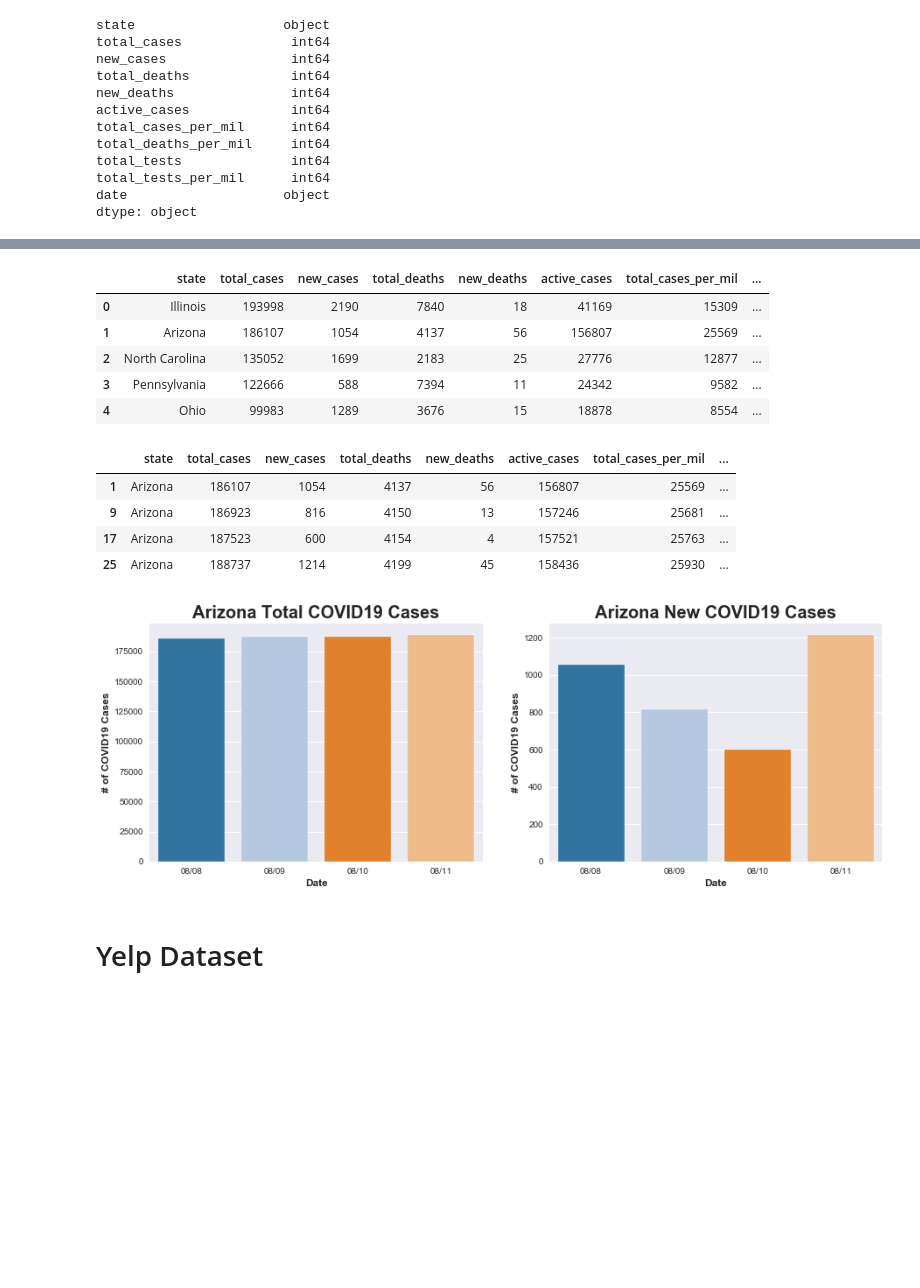
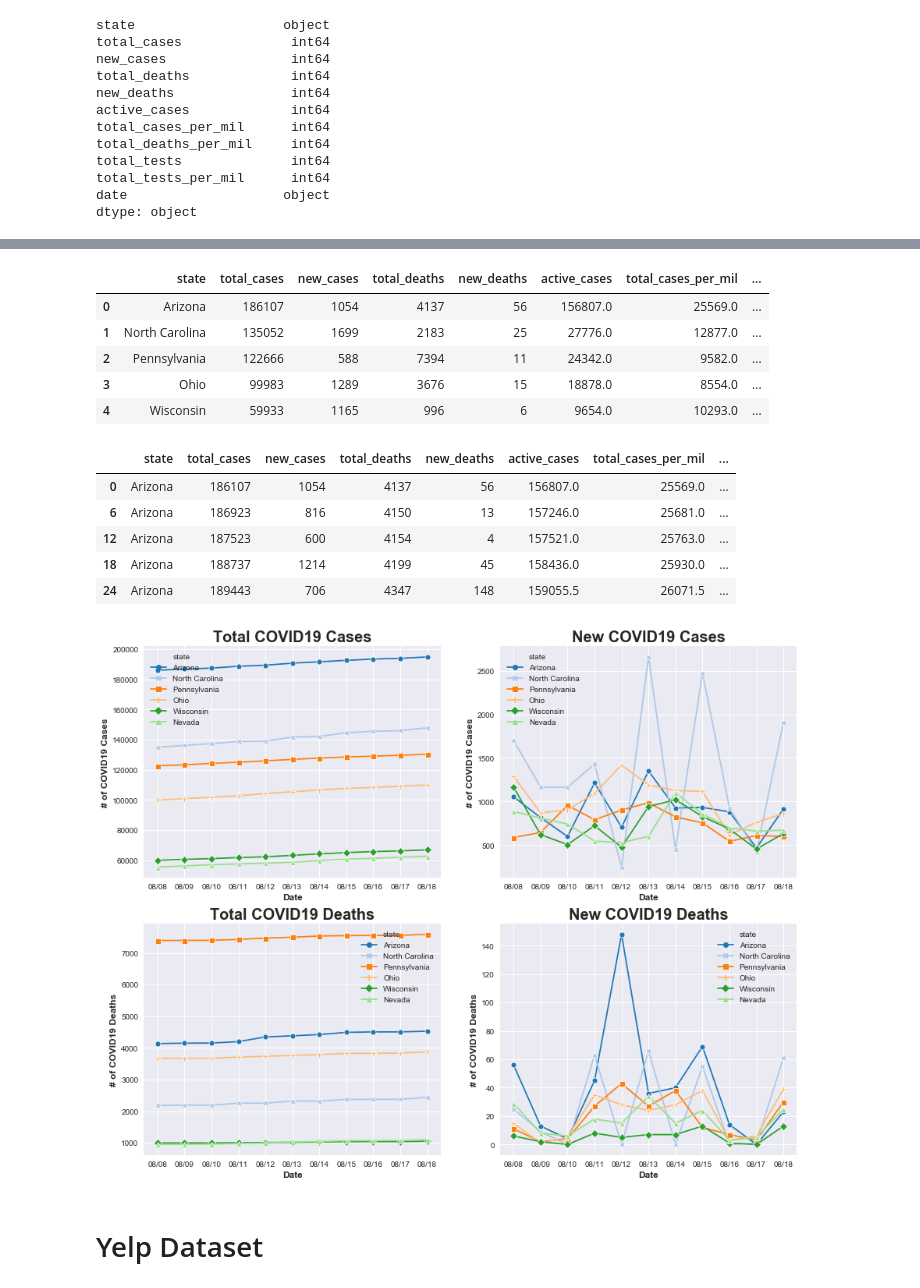
Before and after one commit to dhcho0622/COVID-19-Traveling-Project, a Jupyter notebook: Final Notebook.ipynb, the cells around one changed output, grey strips where cells are left out. Drawn from its saved outputs; the diff is of its cells as text; code cells hidden in the pictures; blank space fills up the shorter version.

```diff
--- a/Final Notebook.ipynb
+++ b/Final Notebook.ipynb
@@ -221,39 +225,50 @@ dfcov.head()
 # %%
-dfcov = dfcov[(dfcov['state']=='Arizona') | (dfcov['state']=='Nevada') | (dfcov['state']=='Ohio') | (dfcov['state']=='North Carolina') | (dfcov['state']=='Pennsylvania') | (dfcov['state']=='Wisconsin') | (dfcov['state']=='Illinois') | (dfcov['state']=='South Carolina')]
+dfcov = dfcov[(dfcov['state']=='Arizona') | (dfcov['state']=='Nevada') | (dfcov['state']=='Ohio') | (dfcov['state']=='North Carolina') | (dfcov['state']=='Pennsylvania') | (dfcov['state']=='Wisconsin')]
 dfcov = dfcov.reset_index(drop=True)
 dfcov.head()
 # %% [output]
 |  | state | total_cases | new_cases | total_deaths | new_deaths | active_cases | total_cases_per_mil | ... |
-| 0 | Illinois | 193998 | 2190 | 7840 | 18 | 41169 | 15309 | ... |
-| 1 | Arizona | 186107 | 1054 | 4137 | 56 | 156807 | 25569 | ... |
-| 2 | North Carolina | 135052 | 1699 | 2183 | 25 | 27776 | 12877 | ... |
-| 3 | Pennsylvania | 122666 | 588 | 7394 | 11 | 24342 | 9582 | ... |
-| 4 | Ohio | 99983 | 1289 | 3676 | 15 | 18878 | 8554 | ... |
+| 0 | Arizona | 186107 | 1054 | 4137 | 56 | 156807.0 | 25569.0 | ... |
+| 1 | North Carolina | 135052 | 1699 | 2183 | 25 | 27776.0 | 12877.0 | ... |
+| 2 | Pennsylvania | 122666 | 588 | 7394 | 11 | 24342.0 | 9582.0 | ... |
+| 3 | Ohio | 99983 | 1289 | 3676 | 15 | 18878.0 | 8554.0 | ... |
+| 4 | Wisconsin | 59933 | 1165 | 996 | 6 | 9654.0 | 10293.0 | ... |
 # %%
 df_az = dfcov[dfcov['state']=='Arizona']
 df_az.head()
 # %% [output]
 |  | state | total_cases | new_cases | total_deaths | new_deaths | active_cases | total_cases_per_mil | ... |
-| 1 | Arizona | 186107 | 1054 | 4137 | 56 | 156807 | 25569 | ... |
-| 9 | Arizona | 186923 | 816 | 4150 | 13 | 157246 | 25681 | ... |
-| 17 | Arizona | 187523 | 600 | 4154 | 4 | 157521 | 25763 | ... |
-| 25 | Arizona | 188737 | 1214 | 4199 | 45 | 158436 | 25930 | ... |
+| 0 | Arizona | 186107 | 1054 | 4137 | 56 | 156807.0 | 25569.0 | ... |
+| 6 | Arizona | 186923 | 816 | 4150 | 13 | 157246.0 | 25681.0 | ... |
+| 12 | Arizona | 187523 | 600 | 4154 | 4 | 157521.0 | 25763.0 | ... |
+| 18 | Arizona | 188737 | 1214 | 4199 | 45 | 158436.0 | 25930.0 | ... |
+| 24 | Arizona | 189443 | 706 | 4347 | 148 | 159055.5 | 26071.5 | ... |
 # %%
-f,ax = plt.subplots(1,2, figsize=(15,5))
-ax1,ax2, = ax.flatten()
+f,ax = plt.subplots(2,2, figsize=(15,12))
+ax1,ax2,ax3,ax4 = ax.flatten()
 
-sns.barplot(x='date', y='total_cases', data=df_az, palette = 'tab20', ax =ax1)
+sns.lineplot(x='date', y='total_cases', data=dfcov, hue ='state', style = 'state', palette = 'tab20', dashes = False, markers = True, ax =ax1)
 ax1.set_xlabel('Date', fontsize = 12,fontweight='bold')
 ax1.set_ylabel('# of COVID19 Cases', fontsize = 12,fontweight='bold')
-ax1.set_title('Arizona Total COVID19 Cases',fontweight='bold', fontsize=(20))
+ax1.set_title('Total COVID19 Cases',fontweight='bold', fontsize=(20))
 
-sns.barplot(x='date', y='new_cases', data=df_az, palette = 'tab20', ax =ax2)
+sns.lineplot(x='date', y='new_cases', data=dfcov, hue ='state', style = 'state', palette = 'tab20', dashes = False, markers = True, ax =ax2)
 ax2.set_xlabel('Date', fontsize = 12,fontweight='bold')
 ax2.set_ylabel('# of COVID19 Cases', fontsize = 12,fontweight='bold')
-ax2.set_title('Arizona New COVID19 Cases',fontweight='bold', fontsize=(20));
-# plt.savefig('Arizona_Covid19_Data.png')
+ax2.set_title('New COVID19 Cases',fontweight='bold', fontsize=(20))
+
+sns.lineplot(x='date', y='total_deaths', data=dfcov, hue ='state', style = 'state', palette = 'tab20', dashes = False, markers = True, ax =ax3)
+ax3.set_xlabel('Date', fontsize = 12,fontweight='bold')
+ax3.set_ylabel('# of COVID19 Deaths', fontsize = 12,fontweight='bold')
+ax3.set_title('Total COVID19 Deaths',fontweight='bold', fontsize=(20))
+
+sns.lineplot(x='date', y='new_deaths', data=dfcov, hue ='state', style = 'state', palette = 'tab20', dashes = False, markers = True, ax =ax4)
+ax4.set_xlabel('Date', fontsize = 12,fontweight='bold')
+ax4.set_ylabel('# of COVID19 Deaths', fontsize = 12,fontweight='bold')
+ax4.set_title('New COVID19 Deaths',fontweight='bold', fontsize=(20));
+# plt.savefig('Covid19_Data.png')
 # %% [output]
-[figure, old version]
+[figure, new version]
 # %% [markdown]
 # Yelp Dataset
 # %%
```
Also changed, not shown: parts of 14 cells of this notebook, 1 other file.
